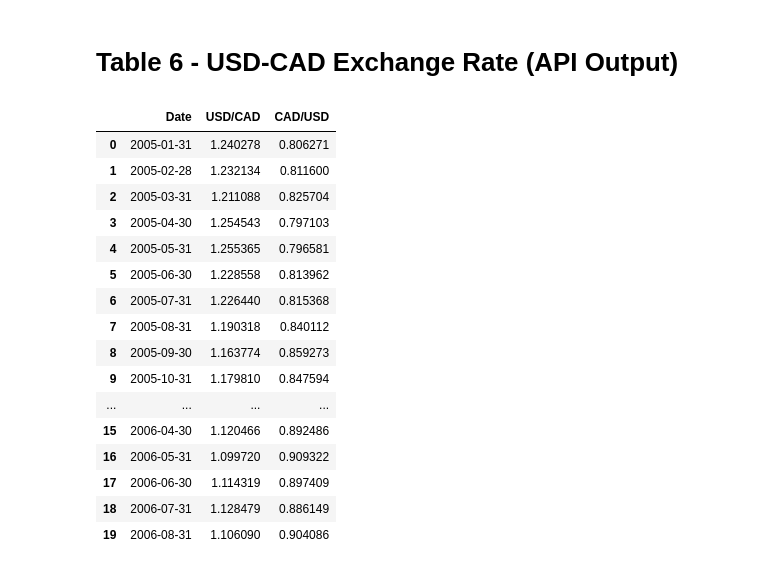
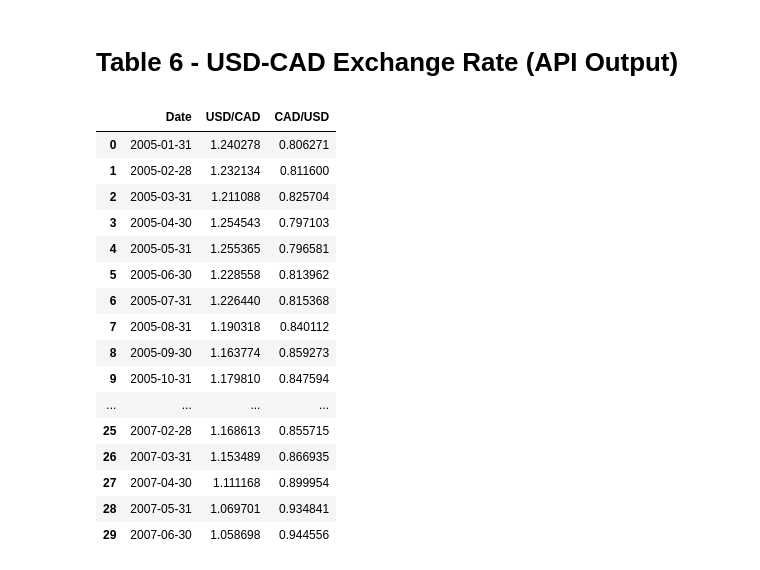
Before and after one commit to kk-deng/CanadaEnergyIE, a Jupyter notebook: Part 2.ipynb, the cells around one changed output. Drawn from its saved outputs; the diff is of its cells as text; code cells hidden in the pictures.

```diff
--- a/Part 2.ipynb
+++ b/Part 2.ipynb
@@ -152,22 +152,22 @@ final_table_8_df
 # Table 6 - USD-CAD Exchange Rate (API Output)
 # %%
 table_6_df = pd.read_csv(table_6_file)
-table_6_df.head(20)
+table_6_df.head(30)
 # %% [output]
 |  | Date | USD/CAD | CAD/USD |
 | 0 | 2005-01-31 | 1.240278 | 0.806271 |
 | 1 | 2005-02-28 | 1.232134 | 0.811600 |
 | 2 | 2005-03-31 | 1.211088 | 0.825704 |
 | 3 | 2005-04-30 | 1.254543 | 0.797103 |
 | 4 | 2005-05-31 | 1.255365 | 0.796581 |
 | 5 | 2005-06-30 | 1.228558 | 0.813962 |
 | 6 | 2005-07-31 | 1.226440 | 0.815368 |
 | 7 | 2005-08-31 | 1.190318 | 0.840112 |
 | 8 | 2005-09-30 | 1.163774 | 0.859273 |
 | 9 | 2005-10-31 | 1.179810 | 0.847594 |
 | ... | ... | ... | ... |
-| 15 | 2006-04-30 | 1.120466 | 0.892486 |
-| 16 | 2006-05-31 | 1.099720 | 0.909322 |
-| 17 | 2006-06-30 | 1.114319 | 0.897409 |
-| 18 | 2006-07-31 | 1.128479 | 0.886149 |
-| 19 | 2006-08-31 | 1.106090 | 0.904086 |
+| 25 | 2007-02-28 | 1.168613 | 0.855715 |
+| 26 | 2007-03-31 | 1.153489 | 0.866935 |
+| 27 | 2007-04-30 | 1.111168 | 0.899954 |
+| 28 | 2007-05-31 | 1.069701 | 0.934841 |
+| 29 | 2007-06-30 | 1.058698 | 0.944556 |
```
